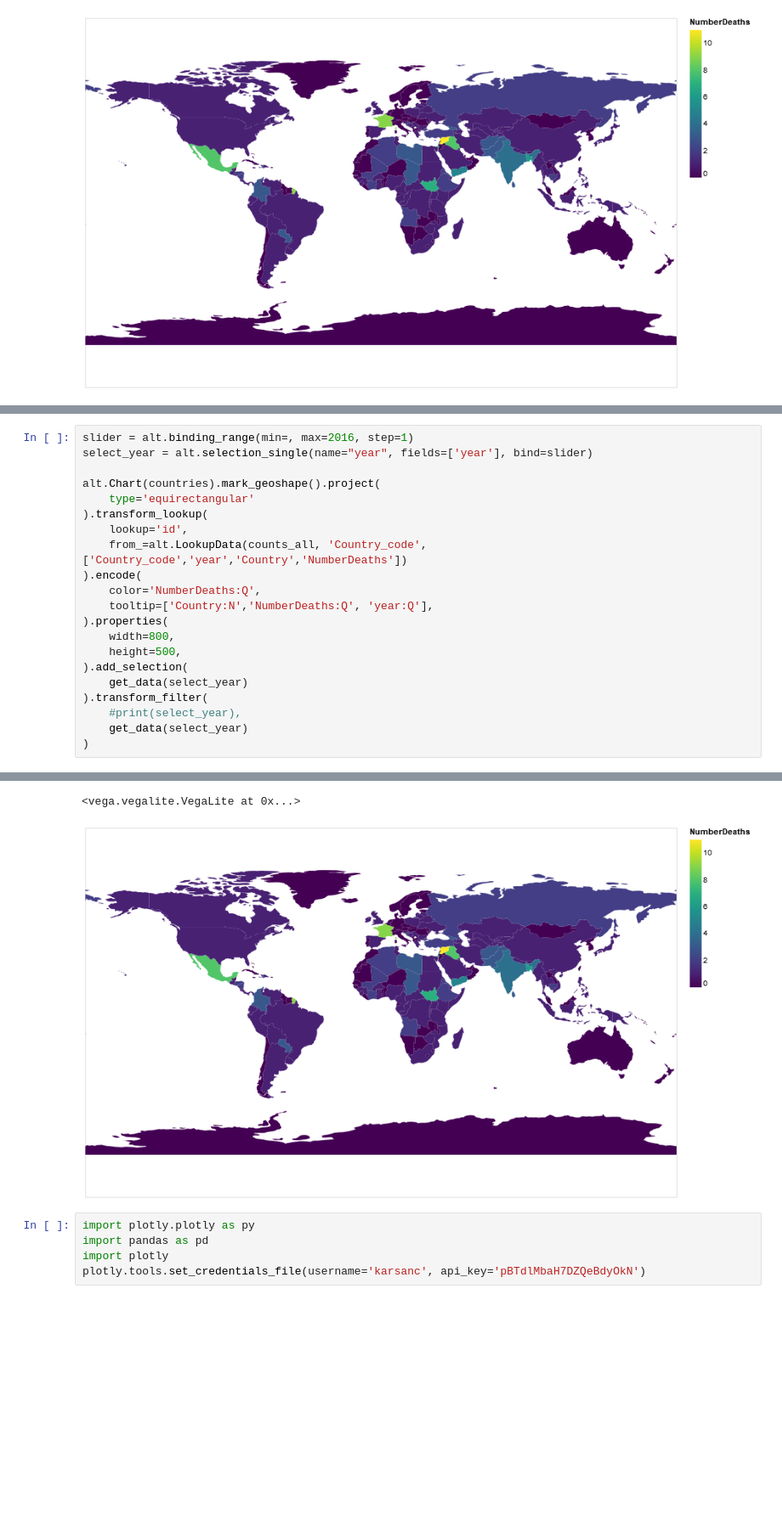
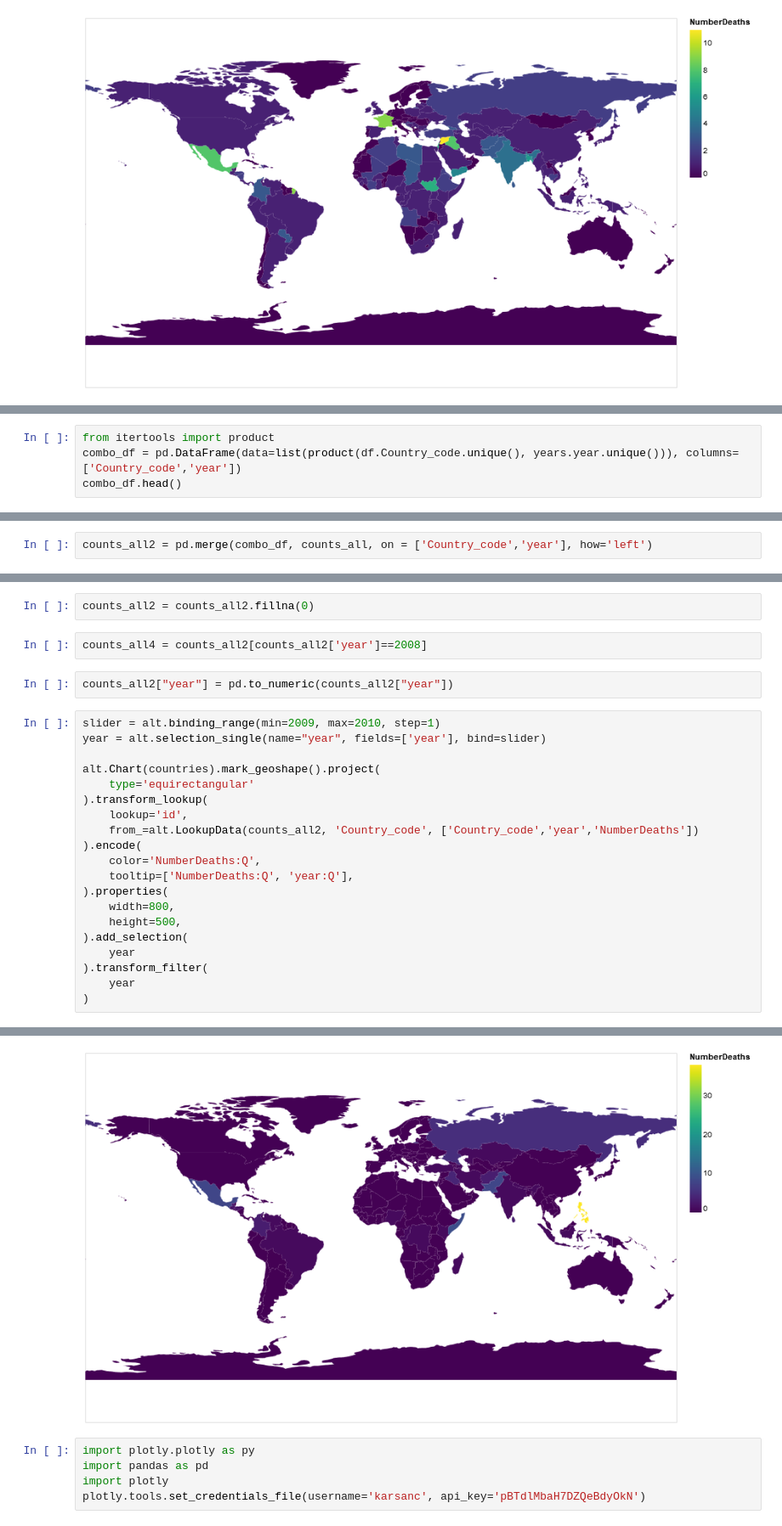
Before and after one commit to seashiva94/data_viz_project, a Jupyter notebook: mapColor.ipynb, the cells around one changed output, grey strips where cells are left out. Shown: that part at 85% size. Cells and saved outputs as stored; diff of their text form; blank space fills up the shorter version.

```diff
--- a/mapColor.ipynb
+++ b/mapColor.ipynb
@@ -112,0 +109,4 @@ def get_data(year):
+# %%
+from itertools import product
+combo_df = pd.DataFrame(data=list(product(df.Country_code.unique(), years.year.unique())), columns=['Country_code','year'])
+combo_df.head()
@@ -112,0 +120,2 @@ def get_data(year):
+# %%
+counts_all2 = pd.merge(combo_df, counts_all, on = ['Country_code','year'], how='left')
@@ -113,22 +131,27 @@ def get_data(year):
+# %%
+counts_all2 = counts_all2.fillna(0)
+# %%
+counts_all4 = counts_all2[counts_all2['year']==2008]
+# %%
+counts_all2["year"] = pd.to_numeric(counts_all2["year"])
 # %%
-slider = alt.binding_range(min=, max=2016, step=1)
-select_year = alt.selection_single(name="year", fields=['year'], bind=slider)
+slider = alt.binding_range(min=2009, max=2010, step=1)
+year = alt.selection_single(name="year", fields=['year'], bind=slider)
 
 alt.Chart(countries).mark_geoshape().project(
     type='equirectangular'
 ).transform_lookup(
     lookup='id',
-    from_=alt.LookupData(counts_all, 'Country_code', ['Country_code','year','Country','NumberDeaths'])
+    from_=alt.LookupData(counts_all2, 'Country_code', ['Country_code','year','NumberDeaths'])
 ).encode(
     color='NumberDeaths:Q',
-    tooltip=['Country:N','NumberDeaths:Q', 'year:Q'],
+    tooltip=['NumberDeaths:Q', 'year:Q'],
 ).properties(
     width=800,
     height=500,
 ).add_selection(
-    get_data(select_year)
+    year
 ).transform_filter(
-    #print(select_year),
-    get_data(select_year)
+    year
 )
 # %% [output]
@@ -152,5 +159,4 @@ NamedSelection({
-<vega.vegalite.VegaLite at 0x...>
-[figure, old version]
+[figure, new version]
 # %%
 import plotly.plotly as py
 import pandas as pd
```
Also changed, not shown: parts of 14 cells of this notebook.
